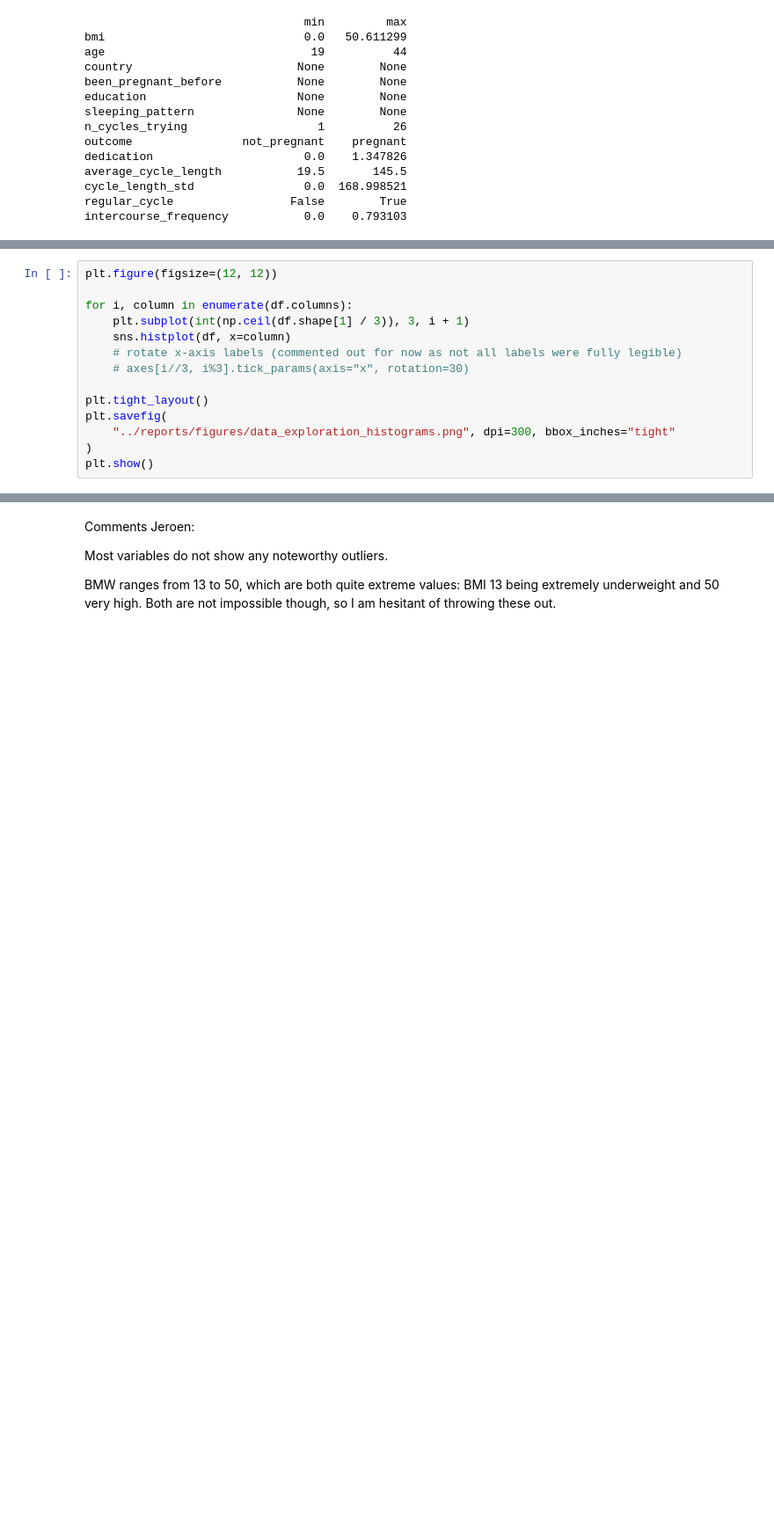
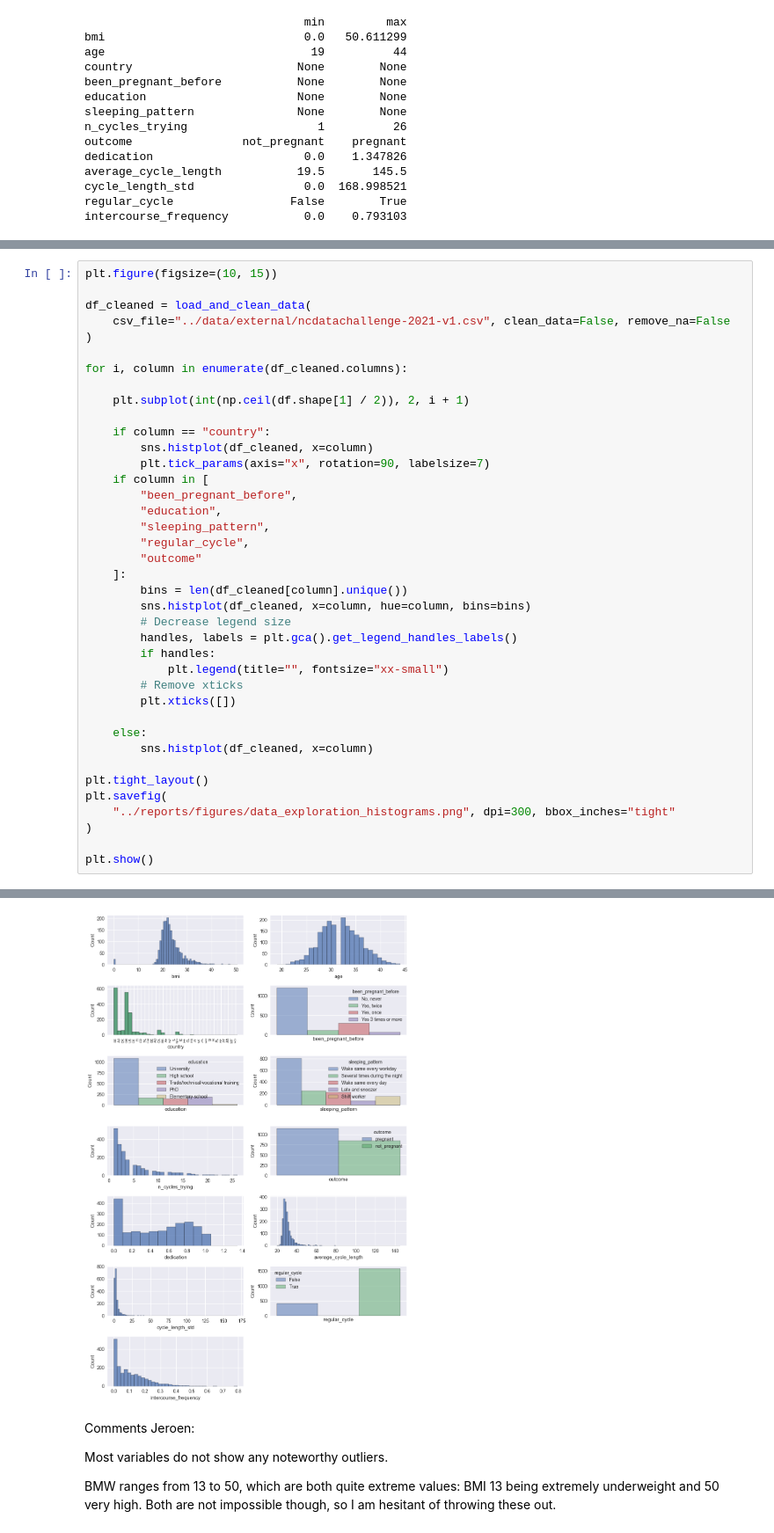
Before and after one commit to JeroenBuil/natural-cycles-assignment, a Jupyter notebook: notebooks/Data Exploration.ipynb, the cells around one changed output, grey strips where cells are left out. Shown at 88% size. Saved outputs shown, nothing was run; the diff lists cells and outputs as text; blank space fills up the shorter version.

Commit message:
Cleanup

```diff
--- a/notebooks/Data Exploration.ipynb
+++ b/notebooks/Data Exploration.ipynb
@@ -95,14 +92,0 @@ int(np.ceil(df.shape[1] / 3))
-# %%
-plt.figure(figsize=(12, 12))
-
-for i, column in enumerate(df.columns):
-    plt.subplot(int(np.ceil(df.shape[1] / 3)), 3, i + 1)
-    sns.histplot(df, x=column)
-    # rotate x-axis labels (commented out for now as not all labels were fully legible)
-    # axes[i//3, i%3].tick_params(axis="x", rotation=30)
-
-plt.tight_layout()
-plt.savefig(
-    "../reports/figures/data_exploration_histograms.png", dpi=300, bbox_inches="tight"
-)
-plt.show()
@@ -110,0 +93,40 @@ plt.show()
+# %%
+plt.figure(figsize=(10, 15))
+
+df_cleaned = load_and_clean_data(
+    csv_file="../data/external/ncdatachallenge-2021-v1.csv", clean_data=False, remove_na=False
+)
+
+for i, column in enumerate(df_cleaned.columns):
+
+    plt.subplot(int(np.ceil(df.shape[1] / 2)), 2, i + 1)
+
+    if column == "country":
+        sns.histplot(df_cleaned, x=column)
+        plt.tick_params(axis="x", rotation=90, labelsize=7)
+    if column in [
+        "been_pregnant_before",
+        "education",
+        "sleeping_pattern",
+        "regular_cycle",
+        "outcome"
+    ]:
+        bins = len(df_cleaned[column].unique())
+        sns.histplot(df_cleaned, x=column, hue=column, bins=bins)
+        # Decrease legend size
+        handles, labels = plt.gca().get_legend_handles_labels()
+        if handles:
+            plt.legend(title="", fontsize="xx-small")
+        # Remove xticks
+        plt.xticks([])
+
+    else:
+        sns.histplot(df_cleaned, x=column)
+
+plt.tight_layout()
+plt.savefig(
+    "../reports/figures/data_exploration_histograms.png", dpi=300, bbox_inches="tight"
+)
+
+plt.show()
+# %% [output]
@@ -111,3 +135,4 @@ plt.show()
+[figure, added]
 # %% [markdown]
 Comments Jeroen:
 
```
Also changed, not shown: parts of 8 cells of this notebook, 19 other files.
